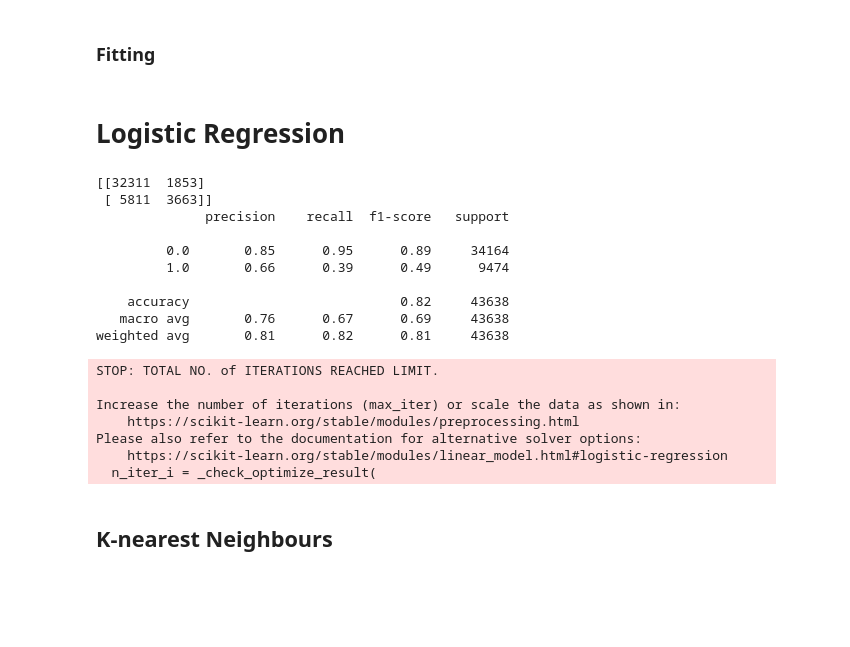
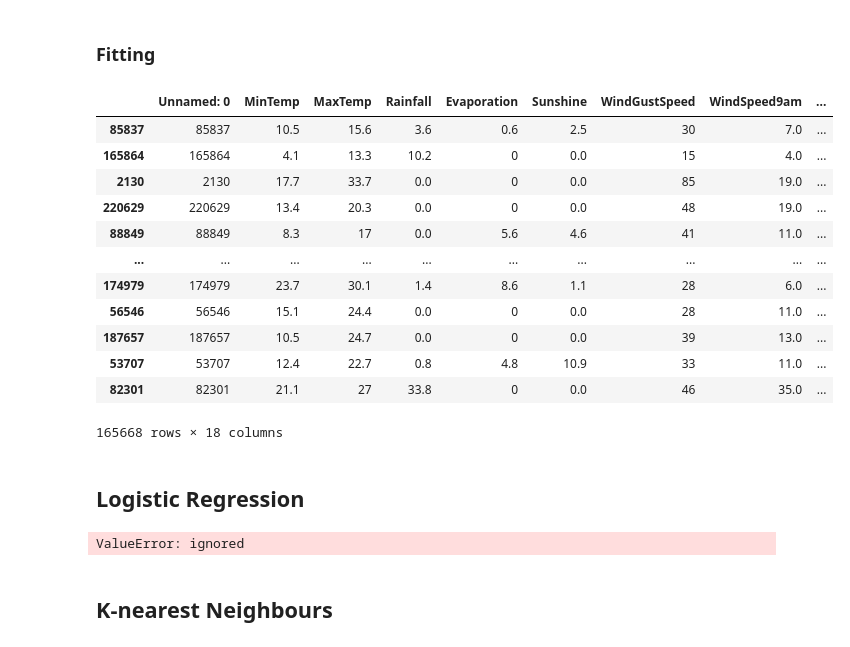
Before and after one commit to a-ma-n/STC_DS_TASKS_aman, a Jupyter notebook: weatherSTC.ipynb, the cells around one changed output. Cells and saved outputs as stored; diff of their text form; code cells hidden in the pictures; blank space fills up the shorter version.

```diff
--- a/weatherSTC.ipynb
+++ b/weatherSTC.ipynb
@@ -7,7 +9,7 @@ import seaborn as sns
 import numpy as np
 import pandas as pd
 
-weather=pd.read_csv('weatherAUS.csv')
+weather=pd.read_csv('final stc')
 # %%
 import matplotlib.pyplot as plt
 %matplotlib inline
@@ -76,13 +50,14 @@ weather.head()
 ### Fitting
 # %%
 from sklearn.model_selection import train_test_split
-weather.drop(labels=['Date','Location','WindDir9am','WindGustDir','WindDir3pm'],axis=1,inplace=True)
-#weather.drop(labels=['WindDir3pm'],axis=1,inplace=True)
-weather.RainTomorrow.replace(to_replace=['No', 'Yes'], value=[0, 1],inplace=True)
-weather.RainToday.replace(to_replace=['No', 'Yes'], value=[0, 1],inplace=True)
+#weather.drop(labels=['Date','Location','WindDir9am','WindGustDir','WindDir3pm'],axis=1,inplace=True)
+#weather.drop(labels=['WindDir9am'],axis=1,inplace=True)
+weather.replace(to_replace=['No', 'Yes'], value=[0, 1],inplace=True)
+#weather.RainToday.replace(to_replace=['No', 'Yes'], value=[0, 1],inplace=True)
 
 weather=weather.fillna(0)
 
 X=weather.drop('RainTomorrow',axis=1)
 y=weather['RainTomorrow']
 X_train,X_test,y_train,y_test=train_test_split(X,y,test_size=0.30)
+#
@@ -91,31 +64,33 @@ weather
+# %%
+X_train
+# %% [output]
+|  | Unnamed: 0 | MinTemp | MaxTemp | Rainfall | Evaporation | Sunshine | WindGustSpeed | WindSpeed9am | ... |
+| 85837 | 85837 | 10.5 | 15.6 | 3.6 | 0.6 | 2.5 | 30 | 7.0 | ... |
+| 165864 | 165864 | 4.1 | 13.3 | 10.2 | 0 | 0.0 | 15 | 4.0 | ... |
+| 2130 | 2130 | 17.7 | 33.7 | 0.0 | 0 | 0.0 | 85 | 19.0 | ... |
+| 220629 | 220629 | 13.4 | 20.3 | 0.0 | 0 | 0.0 | 48 | 19.0 | ... |
+| 88849 | 88849 | 8.3 | 17 | 0.0 | 5.6 | 4.6 | 41 | 11.0 | ... |
+| ... | ... | ... | ... | ... | ... | ... | ... | ... | ... |
+| 174979 | 174979 | 23.7 | 30.1 | 1.4 | 8.6 | 1.1 | 28 | 6.0 | ... |
+| 56546 | 56546 | 15.1 | 24.4 | 0.0 | 0 | 0.0 | 28 | 11.0 | ... |
+| 187657 | 187657 | 10.5 | 24.7 | 0.0 | 0 | 0.0 | 39 | 13.0 | ... |
+| 53707 | 53707 | 12.4 | 22.7 | 0.8 | 4.8 | 10.9 | 33 | 11.0 | ... |
+| 82301 | 82301 | 21.1 | 27 | 33.8 | 0 | 0.0 | 46 | 35.0 | ... |
+165668 rows × 18 columns
 # %% [markdown]
-# Logistic Regression
+## Logistic Regression
 # %%
 from sklearn.linear_model import LogisticRegression
 logmodel = LogisticRegression()
+
 logmodel.fit(X_train,y_train)
+
 predictions = logmodel.predict(X_test)
 from sklearn.metrics import confusion_matrix,classification_report
 print(confusion_matrix(y_test,predictions))
 print(classification_report(y_test,predictions))
 # %% [output]
-[[32311  1853]
- [ 5811  3663]]
-              precision    recall  f1-score   support
-
-         0.0       0.85      0.95      0.89     34164
-         1.0       0.66      0.39      0.49      9474
-
-    accuracy                           0.82     43638
-   macro avg       0.76      0.67      0.69     43638
-weighted avg       0.81      0.82      0.81     43638
+ValueError: ignored
-STOP: TOTAL NO. of ITERATIONS REACHED LIMIT.
-
-Increase the number of iterations (max_iter) or scale the data as shown in:
-    https://scikit-learn.org/stable/modules/preprocessing.html
-Please also refer to the documentation for alternative solver options:
-    https://scikit-learn.org/stable/modules/linear_model.html#logistic-regression
-  n_iter_i = _check_optimize_result(
 # %% [markdown]
 ## **K-nearest Neighbours**
 # %%
```
Also changed, not shown: parts of 16 cells of this notebook.
